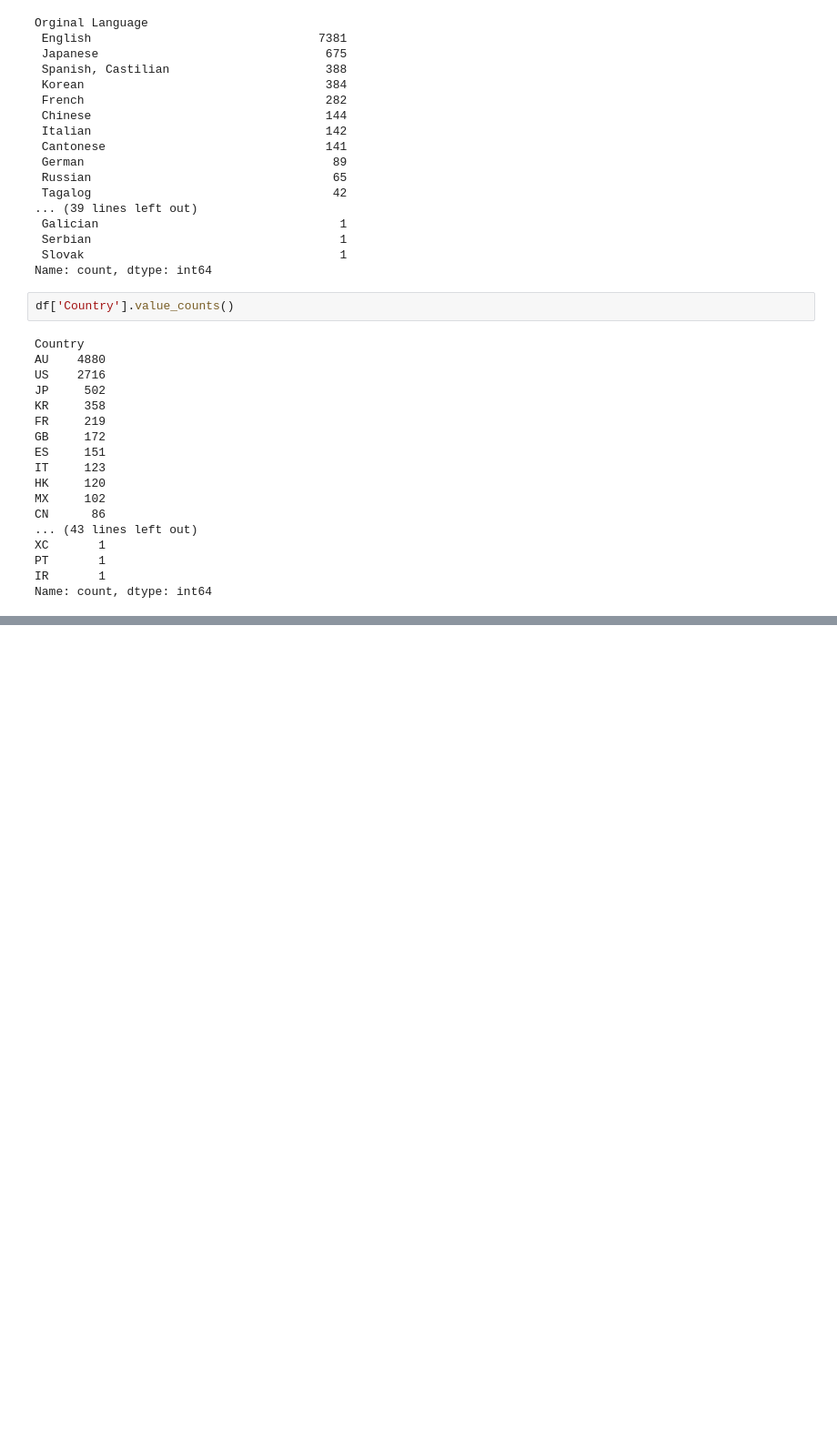
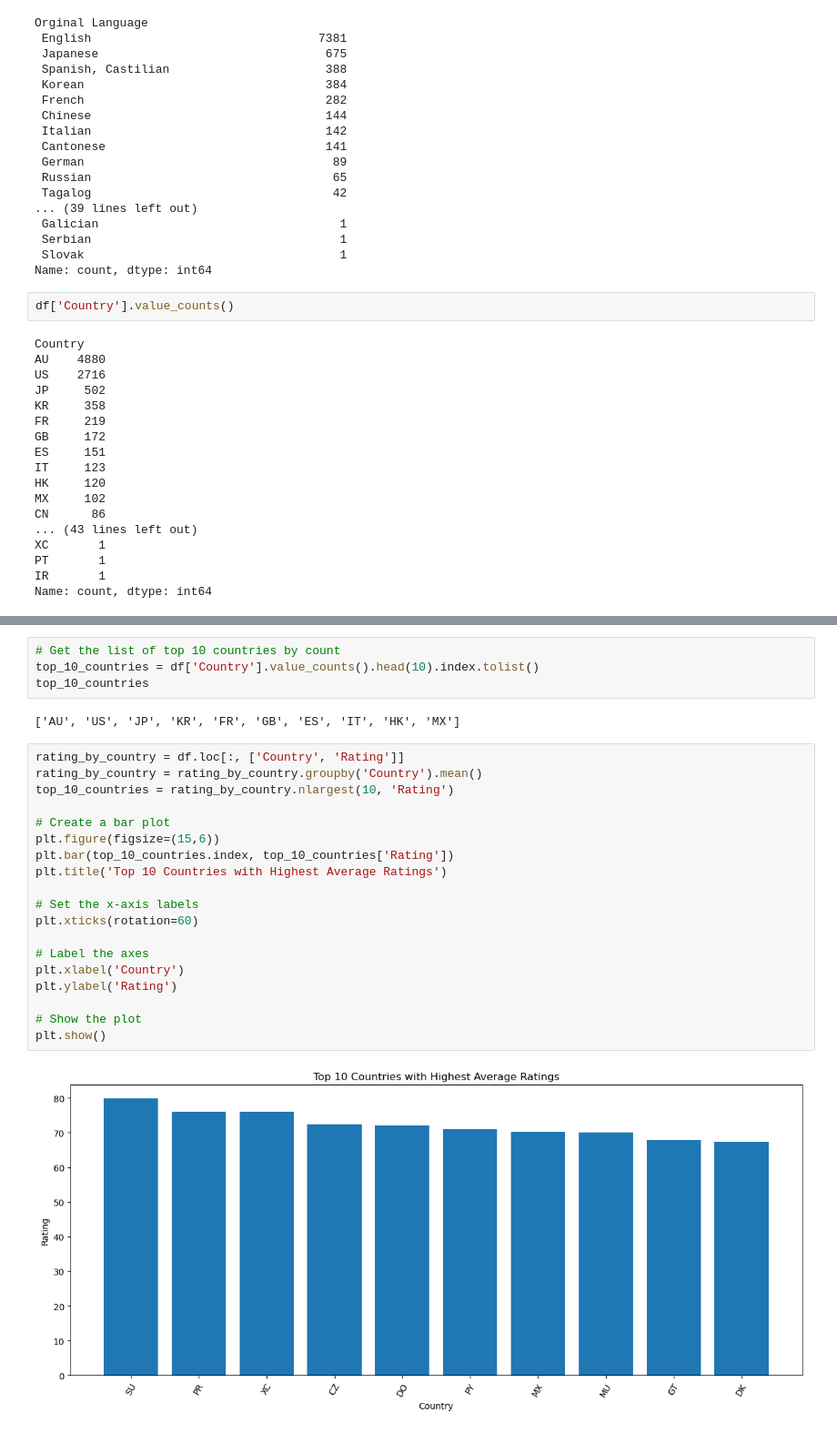
Before and after one commit to oigwe-frx/movie-database-analysis, a Jupyter notebook: Resources/Data_exploration.ipynb, the cells around one changed output, grey strips where cells are left out. Shown at 91% size. Saved outputs shown, nothing was run; the diff lists cells and outputs as text; blank space fills up the shorter version.

```diff
--- a/Resources/Data_exploration.ipynb
+++ b/Resources/Data_exploration.ipynb
@@ -359,0 +437,27 @@ top_10_rating
+# %%
+# Get the list of top 10 countries by count
+top_10_countries = df['Country'].value_counts().head(10).index.tolist()
+top_10_countries
+# %% [output]
+['AU', 'US', 'JP', 'KR', 'FR', 'GB', 'ES', 'IT', 'HK', 'MX']
+# %%
+rating_by_country = df.loc[:, ['Country', 'Rating']]
+rating_by_country = rating_by_country.groupby('Country').mean()
+top_10_countries = rating_by_country.nlargest(10, 'Rating')
+
+# Create a bar plot
+plt.figure(figsize=(15,6))
+plt.bar(top_10_countries.index, top_10_countries['Rating'])
+plt.title('Top 10 Countries with Highest Average Ratings')
+
+# Set the x-axis labels
+plt.xticks(rotation=60)
+
+# Label the axes
+plt.xlabel('Country')
+plt.ylabel('Rating')
+
+# Show the plot
+plt.show()
+# %% [output]
+[figure, added]
```
Also changed, not shown: parts of 18 cells of this notebook.
